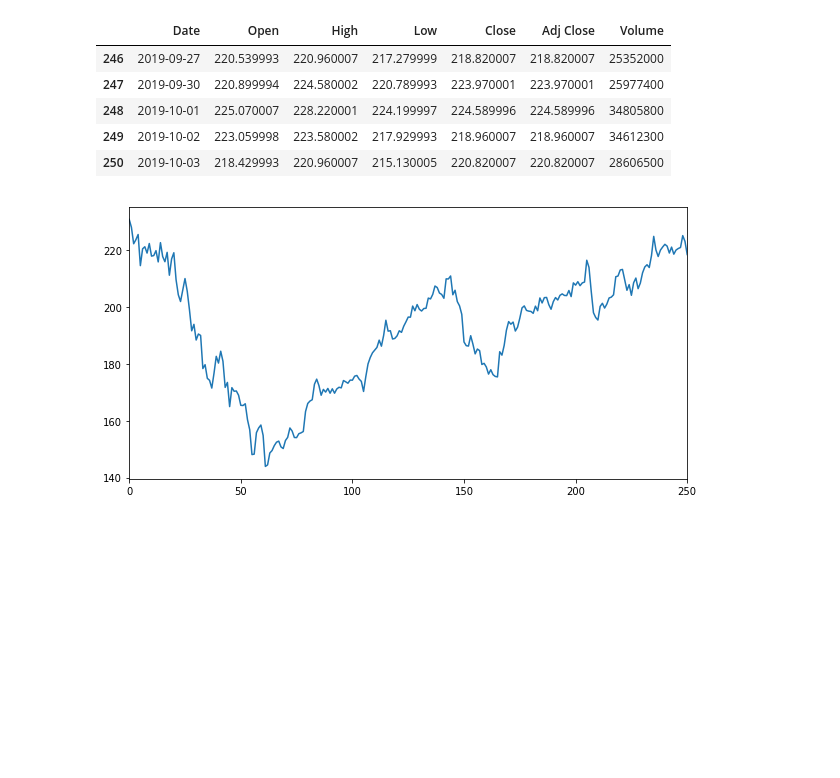
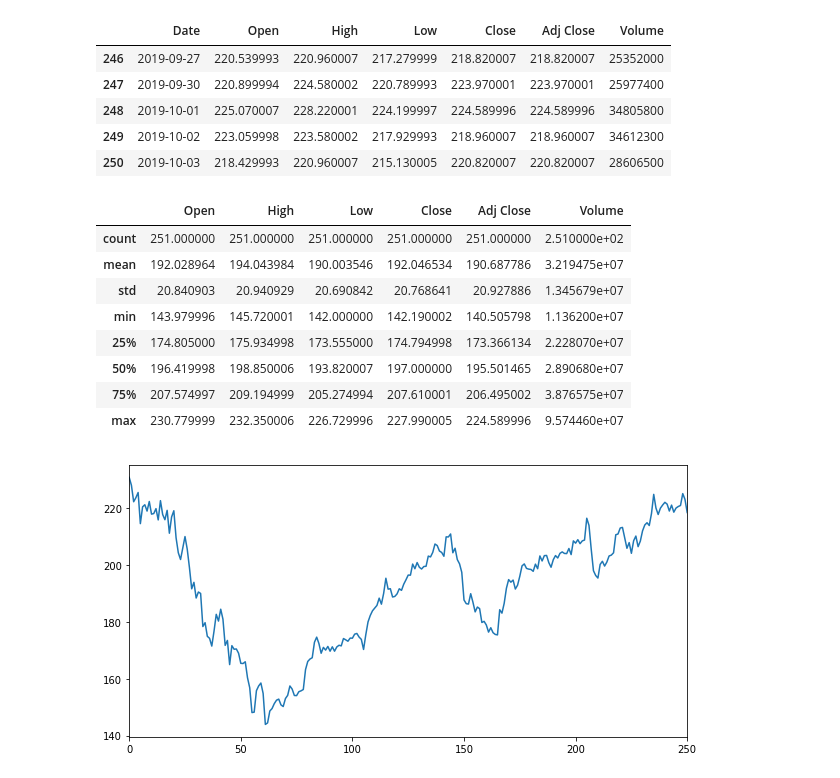
Before and after one commit to spctr01/Finance, a Jupyter notebook: pandas.ipynb, the cells around one changed output. Drawn from its saved outputs; the diff is of its cells as text; code cells hidden in the pictures; blank space fills up the shorter version.

```diff
--- a/pandas.ipynb
+++ b/pandas.ipynb
@@ -22,6 +25,18 @@ data.tail()
 | 248 | 2019-10-01 | 225.070007 | 228.220001 | 224.199997 | 224.589996 | 224.589996 | 34805800 |
 | 249 | 2019-10-02 | 223.059998 | 223.580002 | 217.929993 | 218.960007 | 218.960007 | 34612300 |
 | 250 | 2019-10-03 | 218.429993 | 220.960007 | 215.130005 | 220.820007 | 220.820007 | 28606500 |
+# %%
+data.describe()
+# %% [output]
+|  | Open | High | Low | Close | Adj Close | Volume |
+| count | 251.000000 | 251.000000 | 251.000000 | 251.000000 | 251.000000 | 2.510000e+02 |
+| mean | 192.028964 | 194.043984 | 190.003546 | 192.046534 | 190.687786 | 3.219475e+07 |
+| std | 20.840903 | 20.940929 | 20.690842 | 20.768641 | 20.927886 | 1.345679e+07 |
+| min | 143.979996 | 145.720001 | 142.000000 | 142.190002 | 140.505798 | 1.136200e+07 |
+| 25% | 174.805000 | 175.934998 | 173.555000 | 174.794998 | 173.366134 | 2.228070e+07 |
+| 50% | 196.419998 | 198.850006 | 193.820007 | 197.000000 | 195.501465 | 2.890680e+07 |
+| 75% | 207.574997 | 209.194999 | 205.274994 | 207.610001 | 206.495002 | 3.876575e+07 |
+| max | 230.779999 | 232.350006 | 226.729996 | 227.990005 | 224.589996 | 9.574460e+07 |
 # %%
 plt.figure(figsize=(10,5))  #figsize(lenght,height)
 data['Open'].plot()
```
Also changed, not shown: parts of 7 cells of this notebook.
